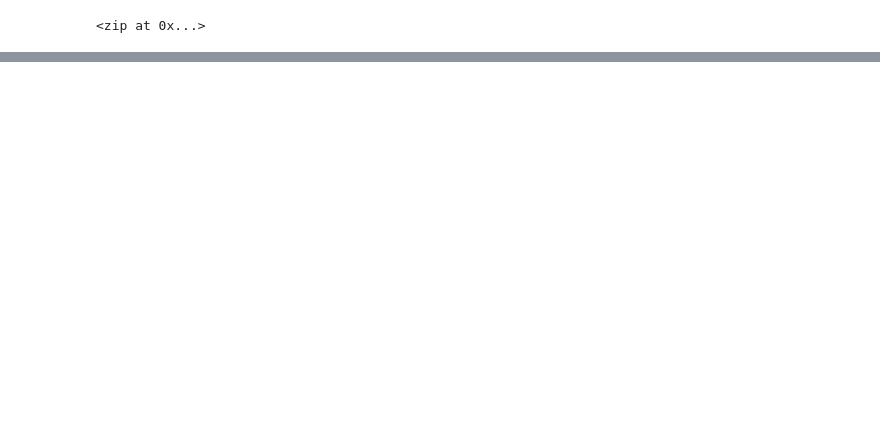
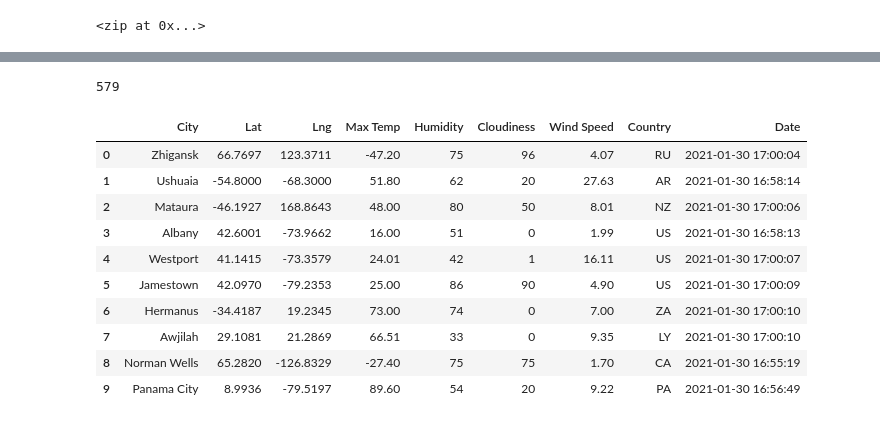
Before and after one commit to bedwardssmith/World_Weather_Analysis, a Jupyter notebook: WeatherPy.ipynb, the cells around one changed output, grey strips where cells are left out. Drawn from its saved outputs; the diff is of its cells as text; code cells hidden in the pictures; blank space fills up the shorter version.

Commit message:
updated dataframe

```diff
--- a/WeatherPy.ipynb
+++ b/WeatherPy.ipynb
@@ -34,0 +60,4 @@ len(cities)
+# %%
+# Starting URL for Weather Map API Call.
+url = "http://api.openweathermap.org/data/2.5/weather?units=Imperial&APPID=" + weather_api_key
+print(url)
@@ -34,0 +66,11 @@ len(cities)
+# %%
+# Create an empty list to hold the weather data.
+city_data = []
+
+# Print the beginning of the logging.
+print("Beginning Data Retrieval     ")
+print("-----------------------------")
+
+# Create counters
+record_count = 1
+set_count = 1
@@ -34,0 +80,11 @@ len(cities)
+# %%
+# Loop through all the cities in our list.
+for i in range(len(cities)):
+
+    # Group cities in sets of 50 for logging purposes.
+    if (i % 50 == 0 and i >= 50):
+        set_count += 1
+        record_count = 1
+    # Create endpoint URL with each city.
+    city_url = url + "&q=" + cities[i]
+print(city_url)
@@ -34,0 +161,20 @@ len(cities)
+# %%
+len(city_data)
+# %% [output]
+579
+# %%
+# Convert the array of dictionaires to a Pandas DataFrame
+city_data_df = pd.DataFrame(city_data)
+city_data_df.head(10)
+# %% [output]
+|  | City | Lat | Lng | Max Temp | Humidity | Cloudiness | Wind Speed | Country | Date |
+| 0 | Zhigansk | 66.7697 | 123.3711 | -47.20 | 75 | 96 | 4.07 | RU | 2021-01-30 17:00:04 |
+| 1 | Ushuaia | -54.8000 | -68.3000 | 51.80 | 62 | 20 | 27.63 | AR | 2021-01-30 16:58:14 |
+| 2 | Mataura | -46.1927 | 168.8643 | 48.00 | 80 | 50 | 8.01 | NZ | 2021-01-30 17:00:06 |
+| 3 | Albany | 42.6001 | -73.9662 | 16.00 | 51 | 0 | 1.99 | US | 2021-01-30 16:58:13 |
+| 4 | Westport | 41.1415 | -73.3579 | 24.01 | 42 | 1 | 16.11 | US | 2021-01-30 17:00:07 |
+| 5 | Jamestown | 42.0970 | -79.2353 | 25.00 | 86 | 90 | 4.90 | US | 2021-01-30 17:00:09 |
+| 6 | Hermanus | -34.4187 | 19.2345 | 73.00 | 74 | 0 | 7.00 | ZA | 2021-01-30 17:00:10 |
+| 7 | Awjilah | 29.1081 | 21.2869 | 66.51 | 33 | 0 | 9.35 | LY | 2021-01-30 17:00:10 |
+| 8 | Norman Wells | 65.2820 | -126.8329 | -27.40 | 75 | 75 | 1.70 | CA | 2021-01-30 16:55:19 |
+| 9 | Panama City | 8.9936 | -79.5197 | 89.60 | 54 | 20 | 9.22 | PA | 2021-01-30 16:56:49 |
```
Also changed, not shown: parts of 9 cells of this notebook, 3 other files.
